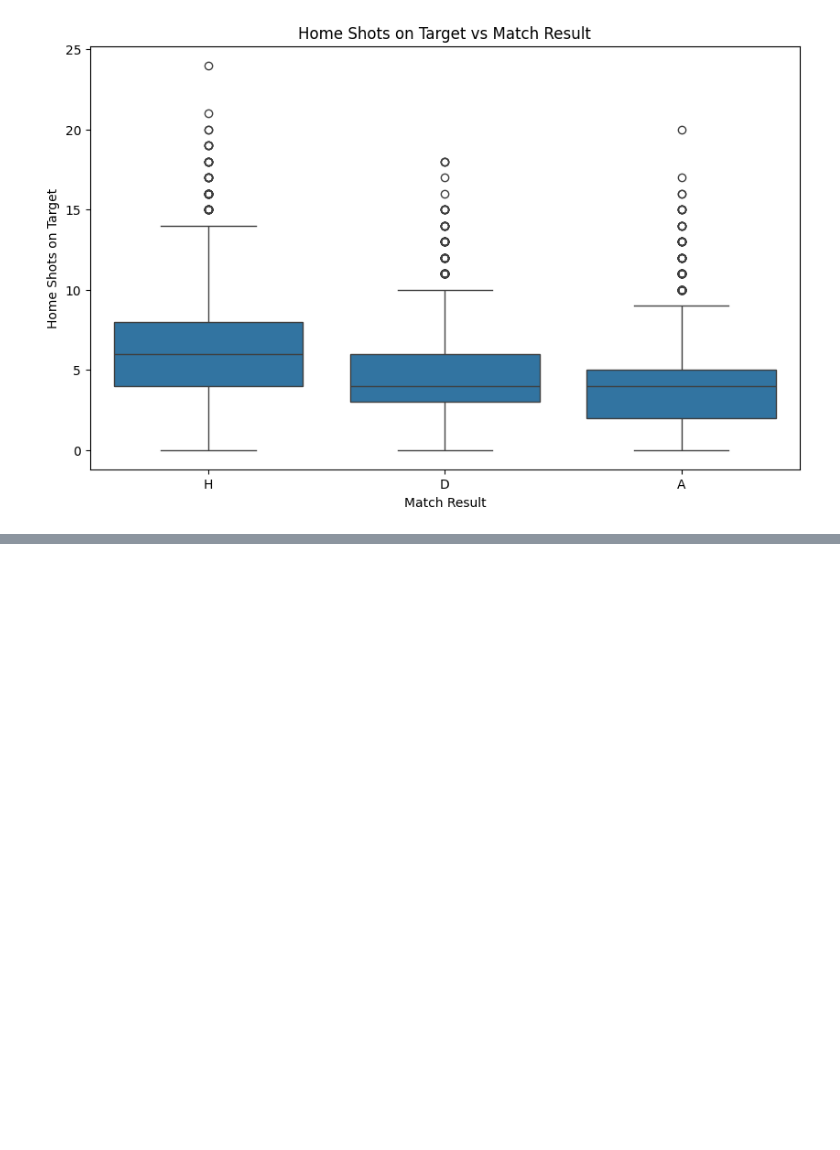
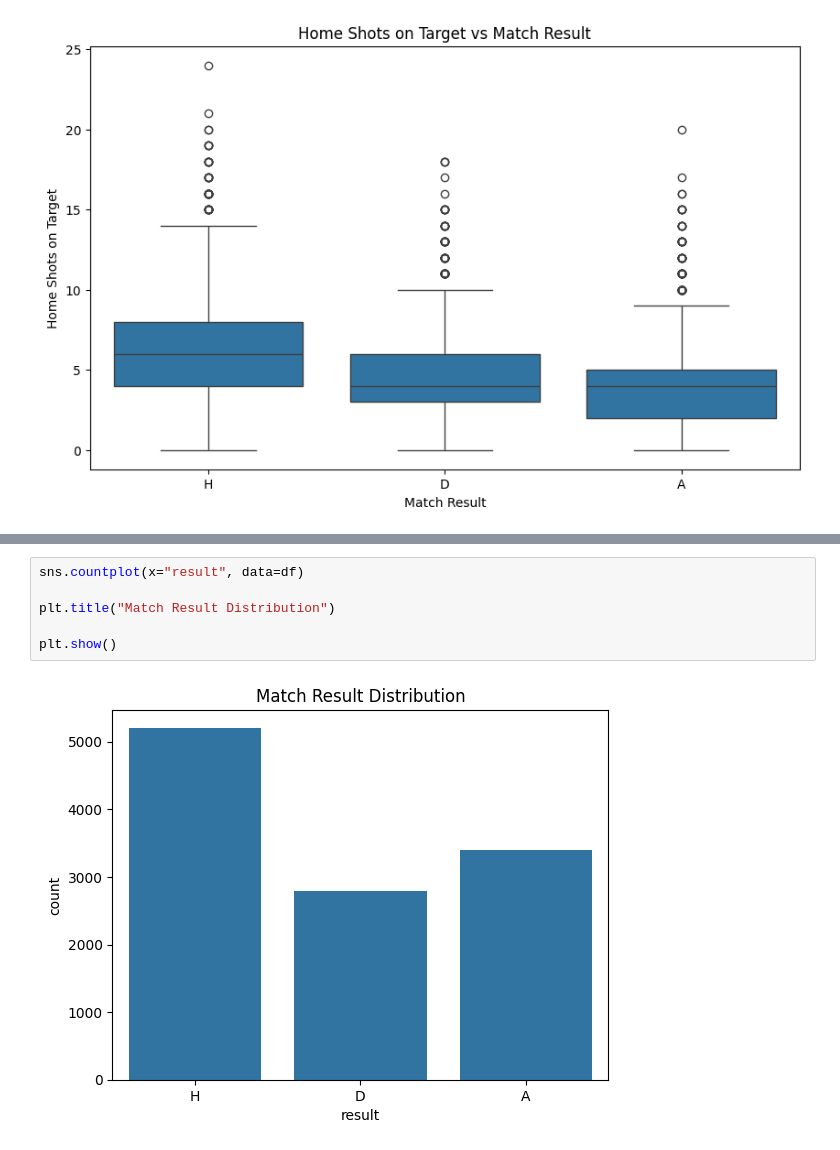
Before and after one commit to bikrambohara/Data_Science_Project, a Jupyter notebook: src/eda.ipynb, the cells around one changed output, grey strips where cells are left out. Drawn from its saved outputs; the diff is of its cells as text; blank space fills up the shorter version.

```diff
--- a/src/eda.ipynb
+++ b/src/eda.ipynb
@@ -76,0 +86,8 @@ plt.show()
+# %%
+sns.countplot(x="result", data=df)
+
+plt.title("Match Result Distribution")
+
+plt.show()
+# %% [output]
+[figure, added]
```
Also changed, not shown: parts of 4 cells of this notebook, 4 other files.
